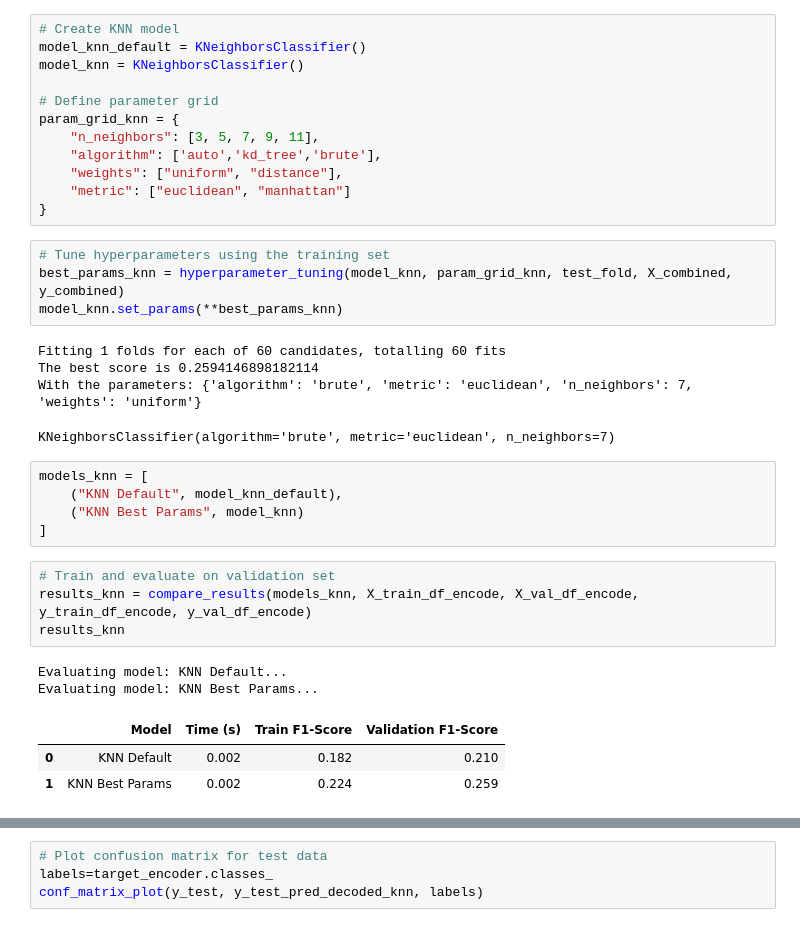
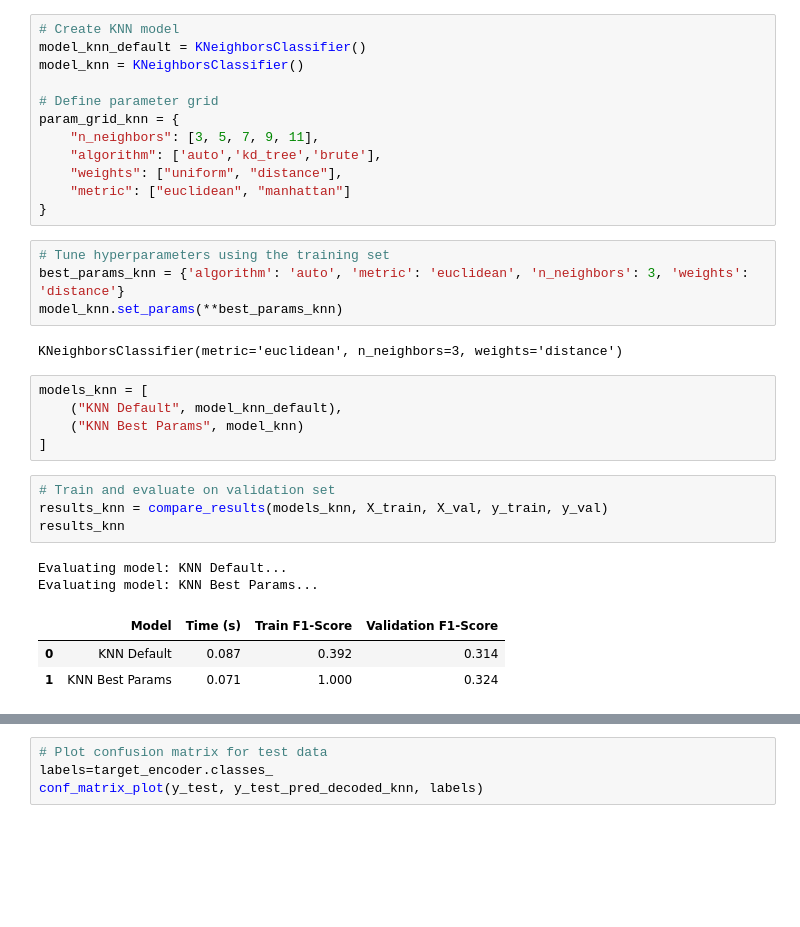
Before and after one commit to LenaHermann/ML_Project_Group52, a Jupyter notebook: 04_Model_and_Assessment_g52.ipynb, the cells around one changed output, grey strips where cells are left out. Saved outputs shown, nothing was run; the diff lists cells and outputs as text; blank space fills up the shorter version.

```diff
--- a/04_Model_and_Assessment_g52.ipynb
+++ b/04_Model_and_Assessment_g52.ipynb
@@ -638,13 +594,10 @@ param_grid_knn = {
 }
 # %%
 # Tune hyperparameters using the training set
-best_params_knn = hyperparameter_tuning(model_knn, param_grid_knn, test_fold, X_combined, y_combined)
+best_params_knn = {'algorithm': 'auto', 'metric': 'euclidean', 'n_neighbors': 3, 'weights': 'distance'}
 model_knn.set_params(**best_params_knn)
 # %% [output]
-Fitting 1 folds for each of 60 candidates, totalling 60 fits
-The best score is 0.2594146898182114
-With the parameters: {'algorithm': 'brute', 'metric': 'euclidean', 'n_neighbors': 7, 'weights': 'uniform'}
+KNeighborsClassifier(metric='euclidean', n_neighbors=3, weights='distance')
-KNeighborsClassifier(algorithm='brute', metric='euclidean', n_neighbors=7)
 # %%
 models_knn = [
     ("KNN Default", model_knn_default),
@@ -652,13 +605,13 @@ models_knn = [
 ]
 # %%
 # Train and evaluate on validation set
-results_knn = compare_results(models_knn, X_train_df_encode, X_val_df_encode, y_train_df_encode, y_val_df_encode)
+results_knn = compare_results(models_knn, X_train, X_val, y_train, y_val)
 results_knn
 # %% [output]
 Evaluating model: KNN Default...
 Evaluating model: KNN Best Params...
 |  | Model | Time (s) | Train F1-Score | Validation F1-Score |
-| 0 | KNN Default | 0.002 | 0.182 | 0.210 |
-| 1 | KNN Best Params | 0.002 | 0.224 | 0.259 |
+| 0 | KNN Default | 0.087 | 0.392 | 0.314 |
+| 1 | KNN Best Params | 0.071 | 1.000 | 0.324 |
 # %%
 # Evaluate on the test set
```
Also changed, not shown: parts of 32 cells of this notebook.
